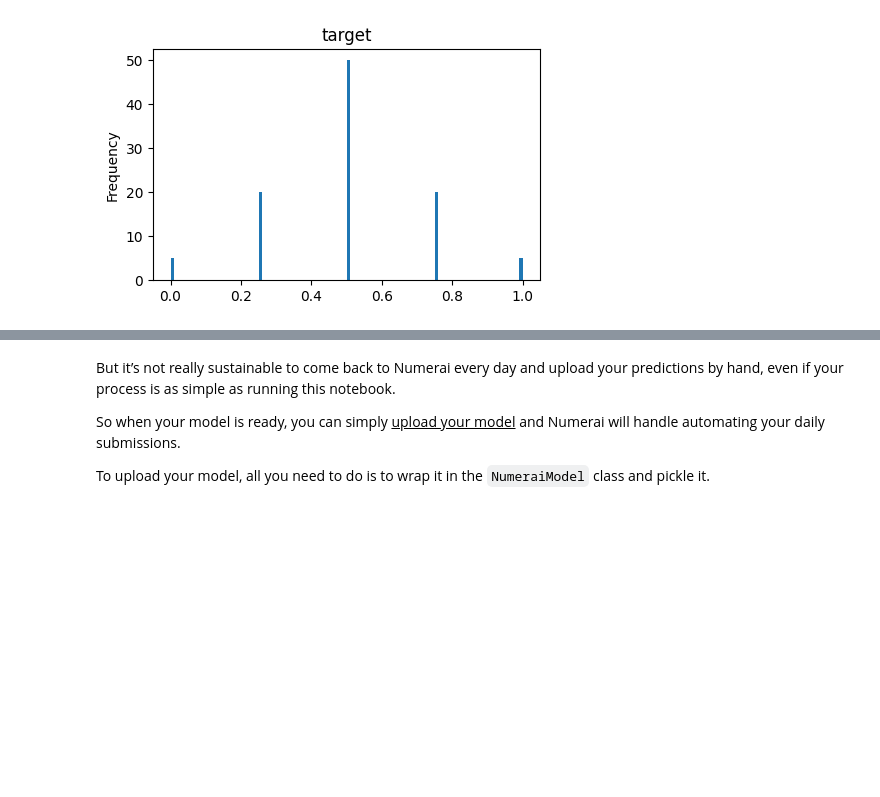
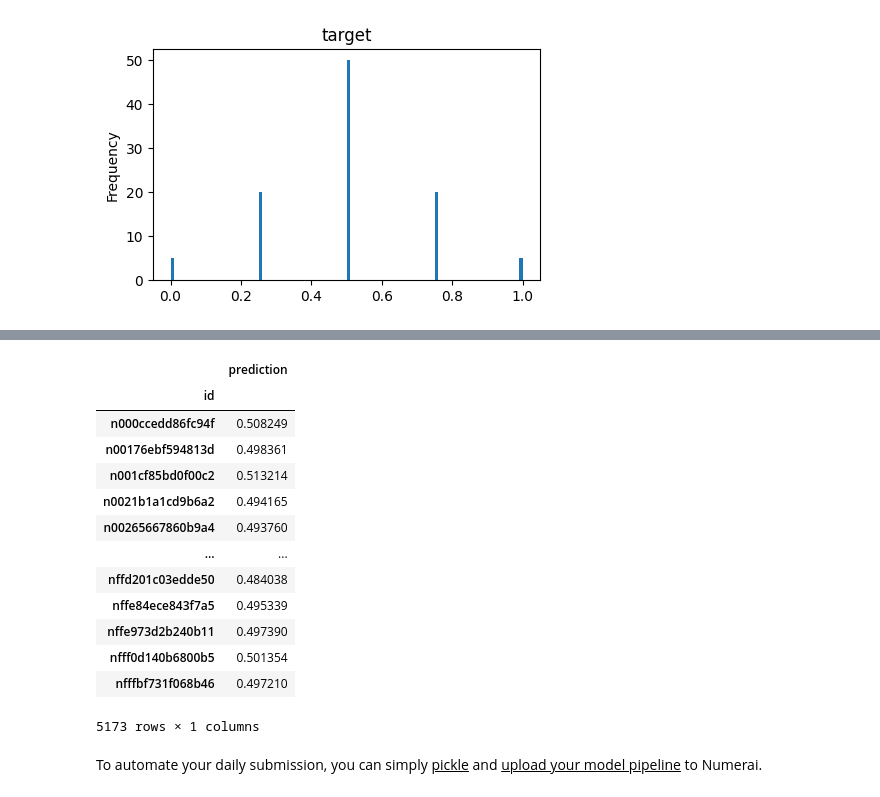
Before and after one commit to numerai/hello-numerai, a Jupyter notebook: example_notebook.ipynb, the cells around one changed output, grey strips where cells are left out. Saved outputs shown, nothing was run; the diff lists cells and outputs as text; code cells hidden in the pictures; blank space fills up the shorter version.

Commit message:
cloud pickle

```diff
--- a/example_notebook.ipynb
+++ b/example_notebook.ipynb
@@ -160,14 +182,10 @@ napi.download_dataset("v4.1/live.parquet")
 # Load live features
 live_features = pd.read_parquet("v4.1/live.parquet", columns=feature_cols)
 
-# Generate predictions against live features
+# Generate live predictions
 live_predictions = model.predict(live_features[feature_cols])
 
-# Format and save submission file
-submission = pd.Series(live_predictions, index=live_features.index)
-submission.to_frame("prediction").to_parquet("predictions.parquet")
-
-# Submit predictions back to Numerai
-# Requires API_KEY and API_SECRET to be set in environment variables
-# napi.upload_predictions("predictions.parquet")
+# Format submission
+submission = pd.Series(live_predictions, index=live_features.index).to_frame("prediction")
+submission
 # %% [output]
@@ -176,6 +194,14 @@ submission.to_frame("prediction").to_parquet("predictions.parquet")
+|  | prediction |
+| id |  |
+| n000ccedd86fc94f | 0.508249 |
+| n00176ebf594813d | 0.498361 |
+| n001cf85bd0f00c2 | 0.513214 |
+| n0021b1a1cd9b6a2 | 0.494165 |
+| n00265667860b9a4 | 0.493760 |
+| ... | ... |
+| nffd201c03edde50 | 0.484038 |
+| nffe84ece843f7a5 | 0.495339 |
+| nffe973d2b240b11 | 0.497390 |
+| nfff0d140b6800b5 | 0.501354 |
+| nfffbf731f068b46 | 0.497210 |
+5173 rows × 1 columns
-# %% [markdown]
-But it’s not really sustainable to come back to Numerai every day and upload your predictions by hand, even if your process is as simple as running this notebook.
-
-So when your model is ready, you can simply <ins>upload your model</ins> and Numerai will handle automating your daily submissions.
-
-To upload your model, all you need to do is to wrap it in the `NumeraiModel` class and pickle it.
@@ -197,0 +208,2 @@ pd.to_pickle(myModel, "myModel.pkl")
+# %% [markdown]
+To automate your daily submission, you can simply <ins>pickle</ins> and <ins>upload your model pipeline</ins> to Numerai.
```
Also changed, not shown: parts of 27 cells of this notebook.
